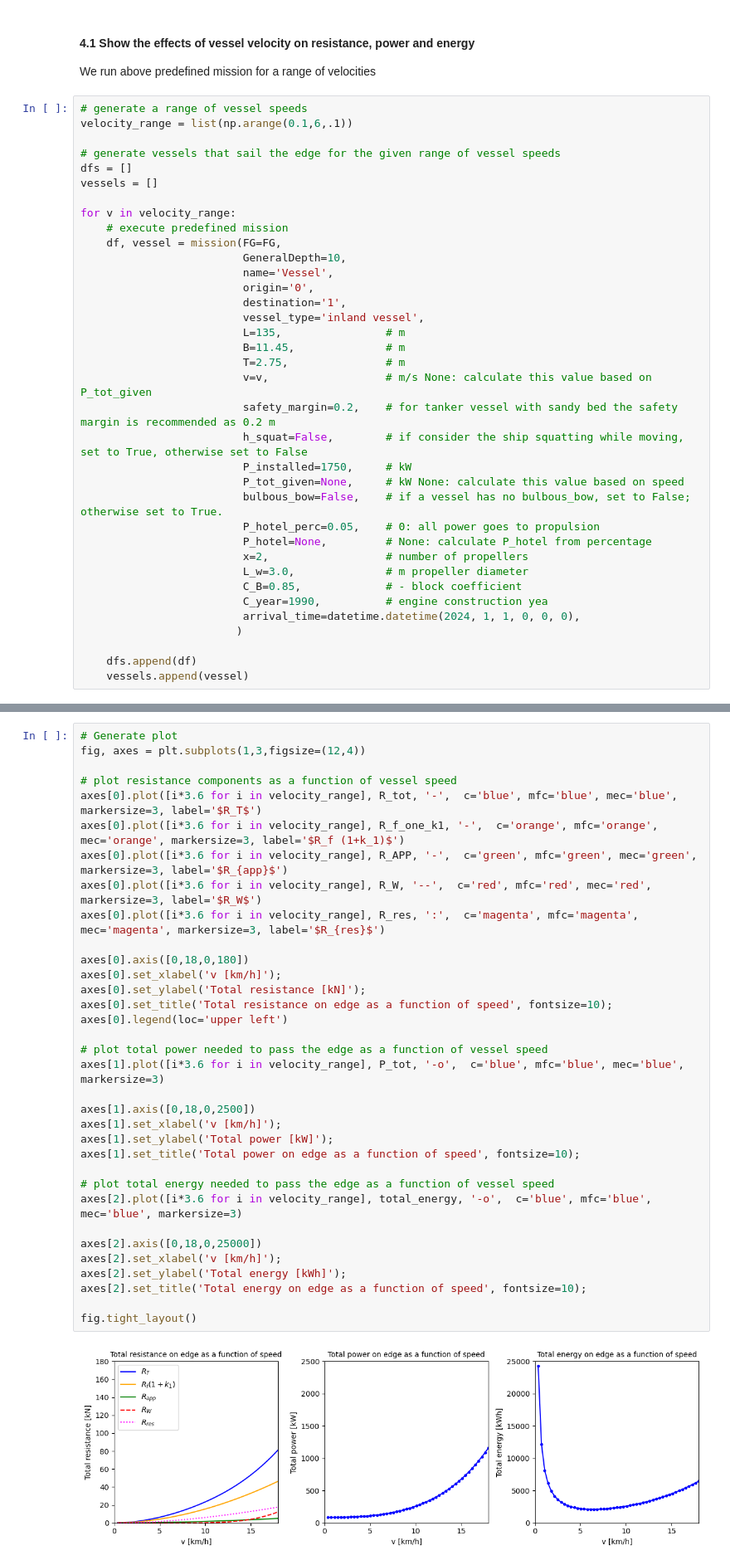
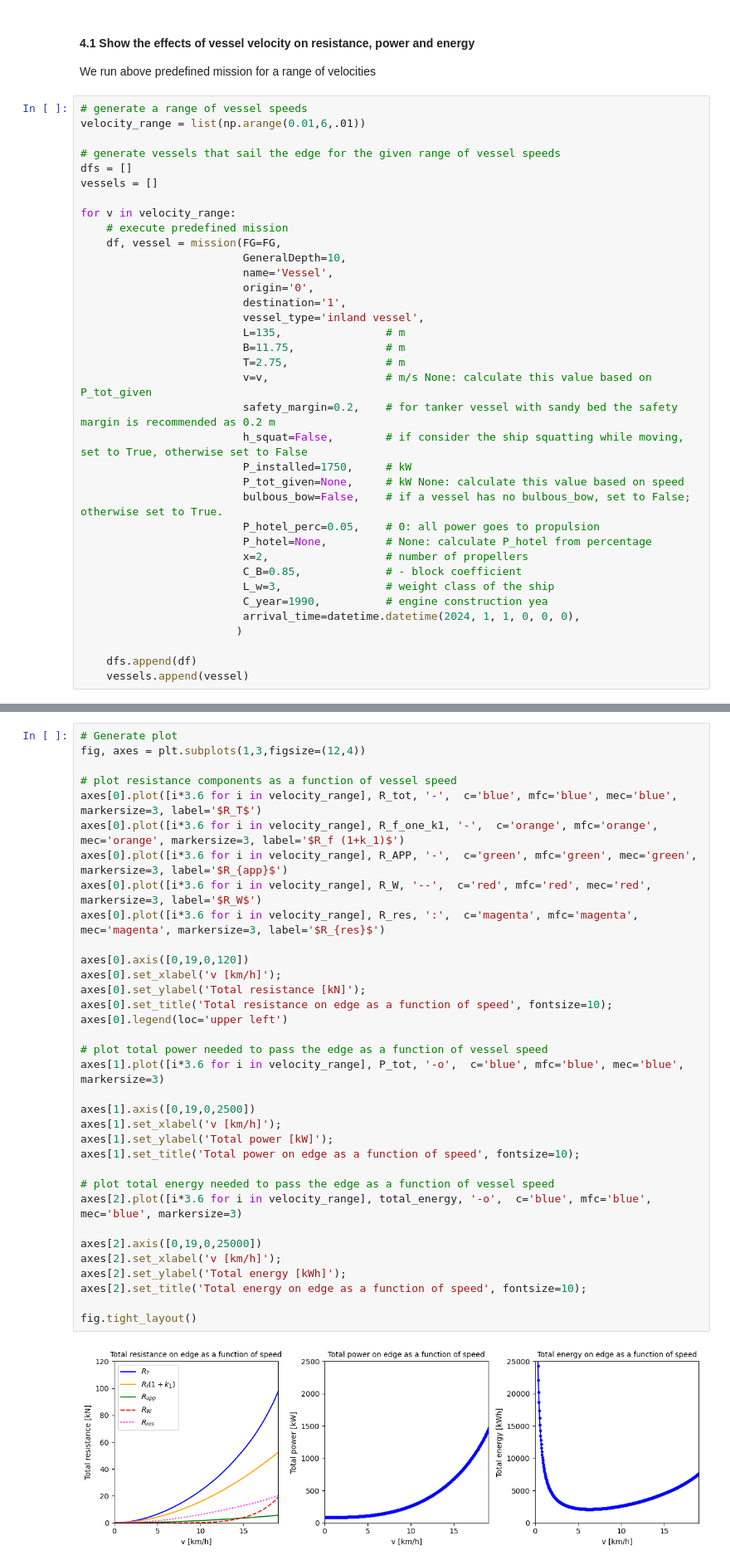
Before and after one commit to TUDelft-CITG/OpenTNSim, a Jupyter notebook: notebooks/0103 - In-depth energy module behaviour.ipynb, the cells around one changed output, grey strips where cells are left out. Shown at 83% size. Cells and saved outputs as stored; diff of their text form.

```diff
--- a/notebooks/0103 - In-depth energy module behaviour.ipynb
+++ b/notebooks/0103 - In-depth energy module behaviour.ipynb
@@ -155,7 +153,7 @@ def mission(FG, GeneralDepth,
 We run above predefined mission for a range of velocities
 # %%
 # generate a range of vessel speeds
-velocity_range = list(np.arange(0.1,6,.1))
+velocity_range = list(np.arange(0.01,6,.01))
 
 # generate vessels that sail the edge for the given range of vessel speeds
 dfs = []
@@ -170,7 +168,7 @@ for v in velocity_range:
                          destination='1',
                          vessel_type='inland vessel',
                          L=135,                # m
-                         B=11.45,              # m
+                         B=11.75,              # m
                          T=2.75,               # m
                          v=v,                  # m/s None: calculate this value based on P_tot_given
                          safety_margin=0.2,    # for tanker vessel with sandy bed the safety margin is recommended as 0.2 m
@@ -181,8 +179,8 @@ for v in velocity_range:
                          P_hotel_perc=0.05,    # 0: all power goes to propulsion
                          P_hotel=None,         # None: calculate P_hotel from percentage
                          x=2,                  # number of propellers
-                         L_w=3.0,              # m propeller diameter
                          C_B=0.85,             # - block coefficient
+                         L_w=3,                # weight class of the ship
                          C_year=1990,          # engine construction yea
                          arrival_time=datetime.datetime(2024, 1, 1, 0, 0, 0),
                         )
@@ -211,37 +209,37 @@ for index, df in enumerate(dfs):
 fig, axes = plt.subplots(1,3,figsize=(12,4))
 
 # plot resistance components as a function of vessel speed
 axes[0].plot([i*3.6 for i in velocity_range], R_tot, '-',  c='blue', mfc='blue', mec='blue', markersize=3, label='$R_T$')
 axes[0].plot([i*3.6 for i in velocity_range], R_f_one_k1, '-',  c='orange', mfc='orange', mec='orange', markersize=3, label='$R_f (1+k_1)$')
 axes[0].plot([i*3.6 for i in velocity_range], R_APP, '-',  c='green', mfc='green', mec='green', markersize=3, label='$R_{app}$')
 axes[0].plot([i*3.6 for i in velocity_range], R_W, '--',  c='red', mfc='red', mec='red', markersize=3, label='$R_W$')
 axes[0].plot([i*3.6 for i in velocity_range], R_res, ':',  c='magenta', mfc='magenta', mec='magenta', markersize=3, label='$R_{res}$')
 
-axes[0].axis([0,18,0,180])
+axes[0].axis([0,19,0,120])
 axes[0].set_xlabel('v [km/h]');
 axes[0].set_ylabel('Total resistance [kN]');
 axes[0].set_title('Total resistance on edge as a function of speed', fontsize=10);
 axes[0].legend(loc='upper left')
 
 # plot total power needed to pass the edge as a function of vessel speed
 axes[1].plot([i*3.6 for i in velocity_range], P_tot, '-o',  c='blue', mfc='blue', mec='blue', markersize=3)
 
-axes[1].axis([0,18,0,2500])
+axes[1].axis([0,19,0,2500])
 axes[1].set_xlabel('v [km/h]');
 axes[1].set_ylabel('Total power [kW]');
 axes[1].set_title('Total power on edge as a function of speed', fontsize=10);
 
 # plot total energy needed to pass the edge as a function of vessel speed
 axes[2].plot([i*3.6 for i in velocity_range], total_energy, '-o',  c='blue', mfc='blue', mec='blue', markersize=3)
 
-axes[2].axis([0,18,0,25000])
+axes[2].axis([0,19,0,25000])
 axes[2].set_xlabel('v [km/h]');
 axes[2].set_ylabel('Total energy [kWh]');
 axes[2].set_title('Total energy on edge as a function of speed', fontsize=10);
 
 fig.tight_layout()
 # %% [output]
-[figure, old version]
+[figure, new version]
 # %% [markdown]
 Panel 1 in the figure above, corresponds to Part IV - Figure 5.4 in Van Koningsveld et al (2023), https://doi.org/10.5074/T.2021.004. Panel 2 shows how the R_tot from Panel 1 is converted to P_tot, multiplying with v and using various efficiency factors. Panel 3 shows the total energy that is required to pass the 100 km long edge. This total energy is derived by multiplying the P_tot with the time it takes to pass the edge. For very low v's the R_tot is low, but it also takes long to pass the edge. For high v's the R_tot escalates, but the time to pass the edge reduces.
 # %% [markdown]
```
Also changed, not shown: parts of 9 cells of this notebook.
